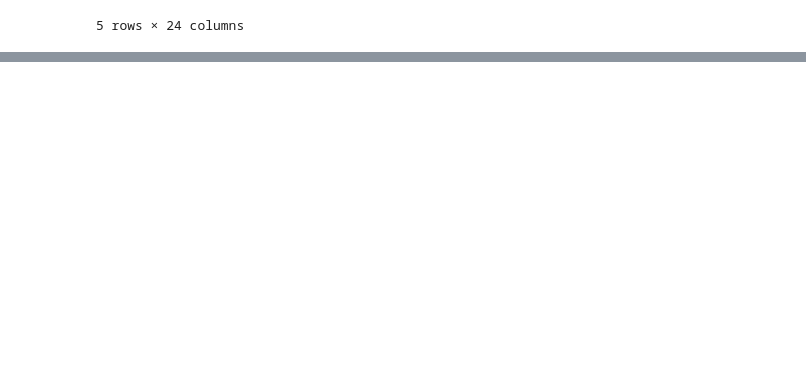
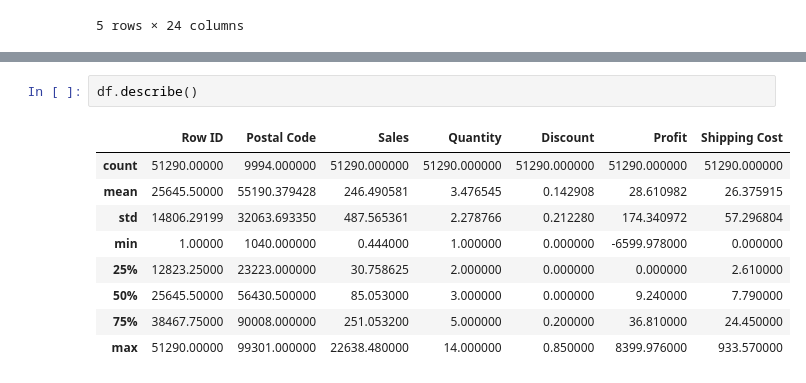
Before and after one commit to satwik12151/Capstone-Project-Group-3-, a Jupyter notebook: Capstone_Project_Group3.ipynb, the cells around one changed output, grey strips where cells are left out. Cells and saved outputs as stored; diff of their text form; blank space fills up the shorter version.

```diff
--- a/Capstone_Project_Group3.ipynb
+++ b/Capstone_Project_Group3.ipynb
@@ -25,0 +34,12 @@ df.head()
+# %%
+df.describe()
+# %% [output]
+|  | Row ID | Postal Code | Sales | Quantity | Discount | Profit | Shipping Cost |
+| count | 51290.00000 | 9994.000000 | 51290.000000 | 51290.000000 | 51290.000000 | 51290.000000 | 51290.000000 |
+| mean | 25645.50000 | 55190.379428 | 246.490581 | 3.476545 | 0.142908 | 28.610982 | 26.375915 |
+| std | 14806.29199 | 32063.693350 | 487.565361 | 2.278766 | 0.212280 | 174.340972 | 57.296804 |
+| min | 1.00000 | 1040.000000 | 0.444000 | 1.000000 | 0.000000 | -6599.978000 | 0.000000 |
+| 25% | 12823.25000 | 23223.000000 | 30.758625 | 2.000000 | 0.000000 | 0.000000 | 2.610000 |
+| 50% | 25645.50000 | 56430.500000 | 85.053000 | 3.000000 | 0.000000 | 9.240000 | 7.790000 |
+| 75% | 38467.75000 | 90008.000000 | 251.053200 | 5.000000 | 0.200000 | 36.810000 | 24.450000 |
+| max | 51290.00000 | 99301.000000 | 22638.480000 | 14.000000 | 0.850000 | 8399.976000 | 933.570000 |
```
Also changed, not shown: parts of 9 cells of this notebook.
